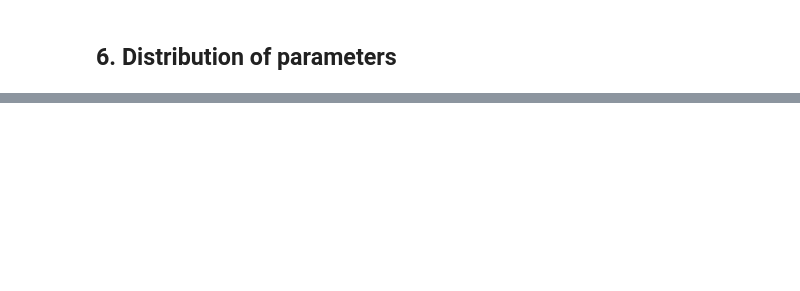
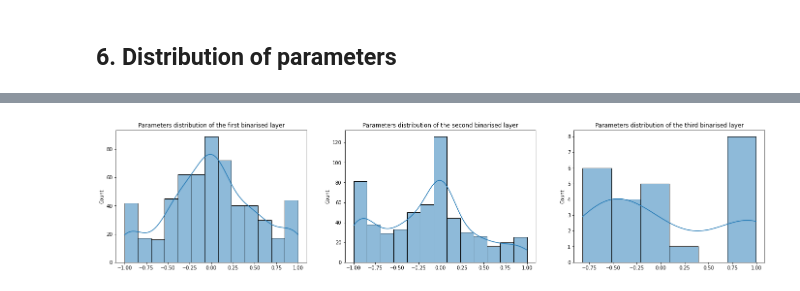
Before and after one commit to ramizouari/BNN, a Jupyter notebook: notebooks/Evaluation.ipynb, the cells around one changed output, grey strips where cells are left out. Saved outputs shown, nothing was run; the diff lists cells and outputs as text; code cells hidden in the pictures; blank space fills up the shorter version.

```diff
--- a/notebooks/Evaluation.ipynb
+++ b/notebooks/Evaluation.ipynb
@@ -187,2 +193,12 @@ fig.savefig("parameters-distribution-xnor-net.svg")
+# %%
+W=[models["XNOR-NET"].layers[2*i+2].kernel for i in range(3)]
+
+fig,axs=plt.subplots(1,3,figsize=(24,5))
+for i,(w,ax) in enumerate(zip(W,axs)):
+    sns.histplot(w.numpy().flatten(),ax=ax,kde=True)
+    ax.set_title(f"Parameters distribution of the {count_name(i+1)} binarised layer")
+fig.savefig("parameters-distribution-xnor-net.svg")
+# %% [output]
+[figure, added]
 # %%
 W=[np.array([estimator.kernel for estimator in models["ABCNet"].layers[2*i+2].estimators]) for i in range(3)]
```
Also changed, not shown: parts of 13 cells of this notebook, 25 other files.
